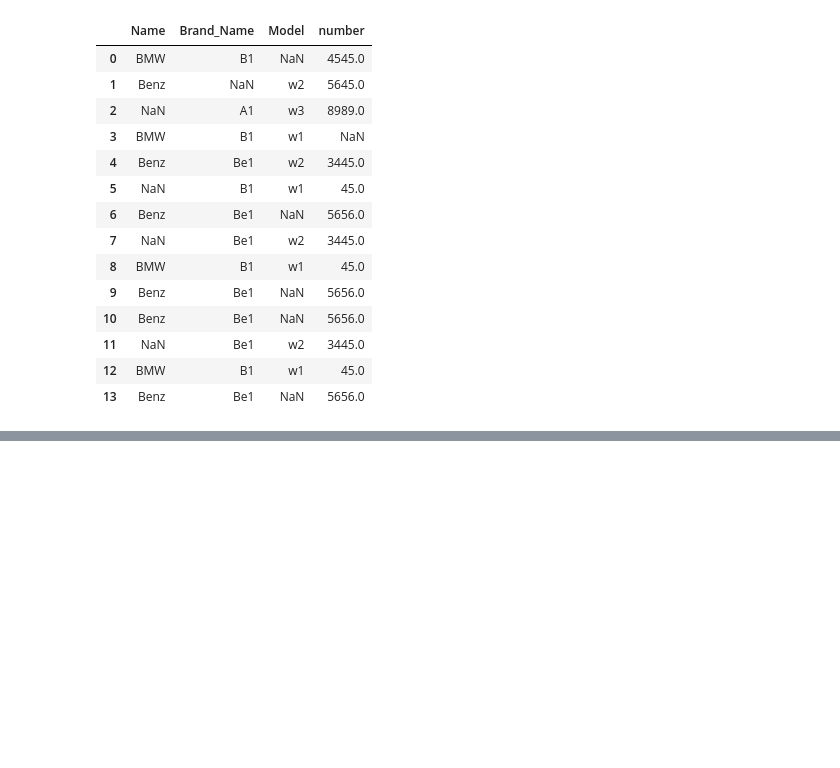
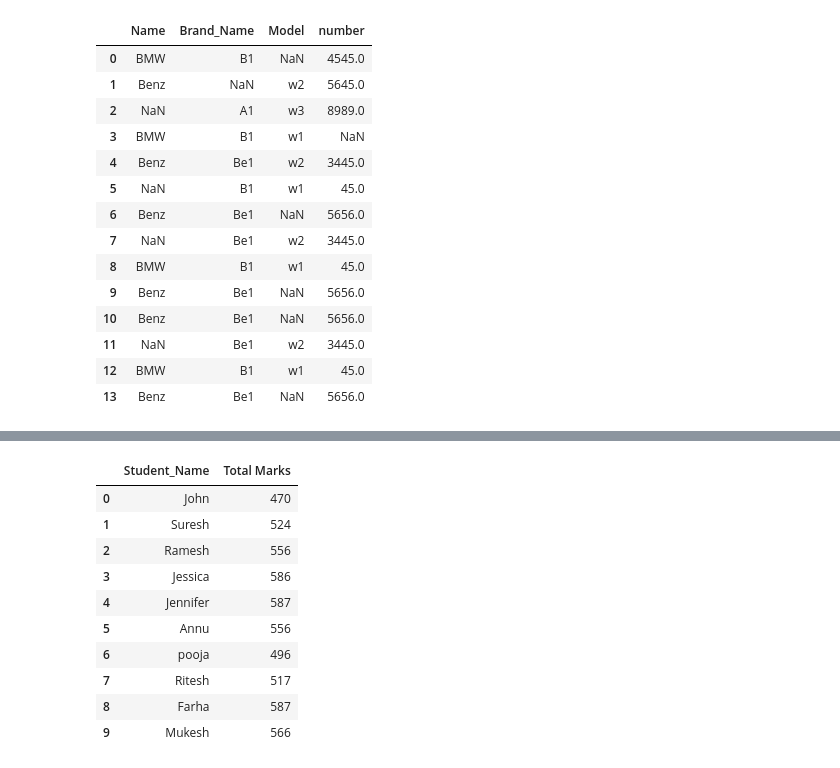
Before and after one commit to J3zebel/Django-basics, a Jupyter notebook: playground/pandas.ipynb, the cells around one changed output, grey strips where cells are left out. Cells and saved outputs as stored; diff of their text form; code cells hidden in the pictures; blank space fills up the shorter version.

```diff
--- a/playground/pandas.ipynb
+++ b/playground/pandas.ipynb
@@ -228,0 +389,18 @@ df.rename(columns=x)
+# %%
+df = pd.read_csv("D:\Py Django\student_marks.csv")
+df.rename(columns={"Unnamed: 0":"Student_Name"}, inplace=True)
+df["Total Marks"] = df.select_dtypes(include='int').sum(axis=1)
+# df.filter(items=["Student_Name", "Total Marks"])
+df.get(["Student_Name", "Total Marks"])
+# %% [output]
+|  | Student_Name | Total Marks |
+| 0 | John | 470 |
+| 1 | Suresh | 524 |
+| 2 | Ramesh | 556 |
+| 3 | Jessica | 586 |
+| 4 | Jennifer | 587 |
+| 5 | Annu | 556 |
+| 6 | pooja | 496 |
+| 7 | Ritesh | 517 |
+| 8 | Farha | 587 |
+| 9 | Mukesh | 566 |
```
Also changed, not shown: parts of 21 cells of this notebook, 12 other files.
